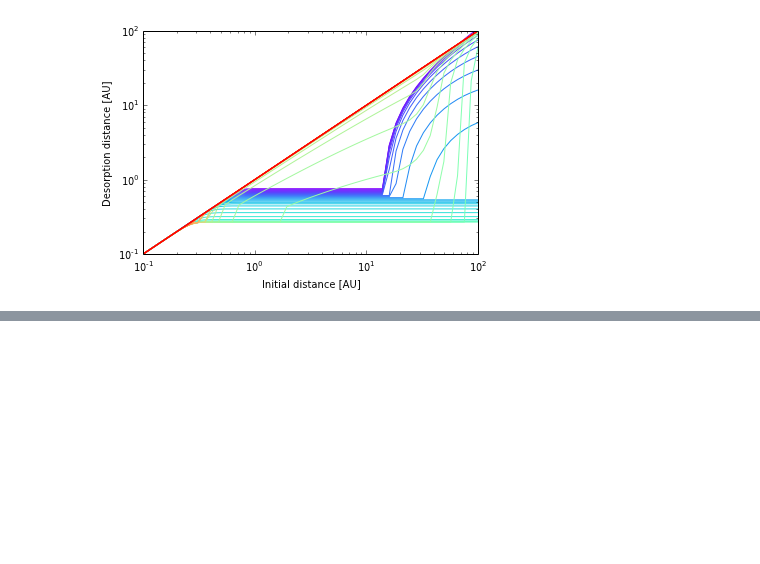
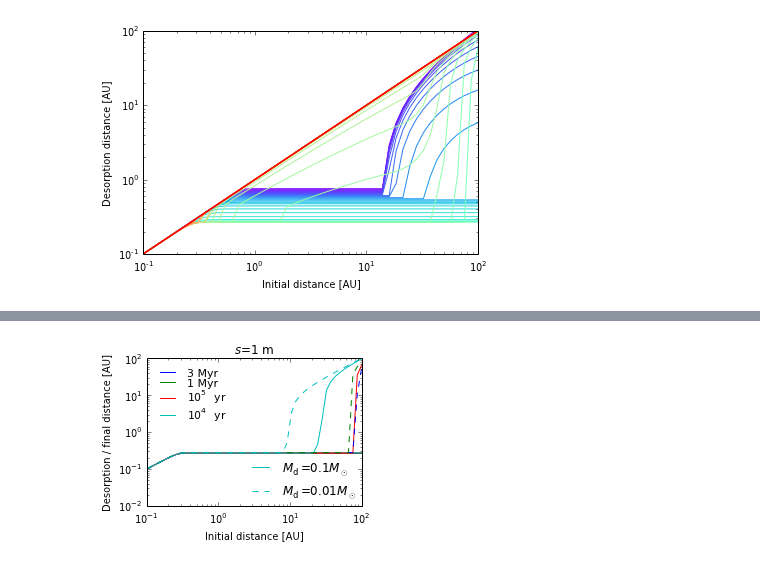
Before and after one commit to apiso/Thesis, a Jupyter notebook: python/drift_desorption_distance_creating_files_transition_disk.ipynb, the cells around one changed output, grey strips where cells are left out. Cells and saved outputs as stored; diff of their text form; code cells hidden in the pictures; blank space fills up the shorter version.

```diff
--- a/python/drift_desorption_distance_creating_files_transition_disk.ipynb
+++ b/python/drift_desorption_distance_creating_files_transition_disk.ipynb
@@ -405,3 +431,30 @@ f.close()
+# %%
+plt.figure(figsize = (4,0.75*4))
+
+plt.loglog(ai3e6, af3e6, label = '3 Myr')
+plt.loglog(ai1e6, af1e6, label = '1 Myr')
+plt.loglog(ai1e5, af1e5, label = r'$10^5$ yr')
+p1, = plt.loglog(ai1e4, af1e4, label = r'$10^4$ yr')
+
+plt.loglog(ai3e6Md, af3e6Md, '--b')
+plt.loglog(ai1e6Md, af1e6Md, '--g')
+plt.loglog(ai1e5Md, af1e5Md, ls = '--r')
+p2, = plt.loglog(ai1e4Md, af1e4Md, '--c')
+
+l1 = legend([p1, p2], [r'$M_{\rm d}=0.1 M_{\odot}$', r'$M_{\rm d}=0.01 M_{\odot}$'], frameon = False, loc = 4, \
+            borderpad = -0.1)
+
+plt.legend(loc = 2, frameon = False, labelspacing = 0, prop = {'size':11})
+gca().add_artist(l1)
+plt.title(r'$s$=1 m')
+plt.xlabel('Initial distance [AU]')
+plt.ylabel('Desorption / final distance [AU]')
+
+plt.tight_layout()
+
+plt.savefig('../figs/desorption_distance_varying_Md.pdf')
+# %% [output]
+[figure, added]
 # %%
 plt.figure(figsize = (4,0.75*4))
 
```
Also changed, not shown: parts of 9 cells of this notebook, 29 other files.
